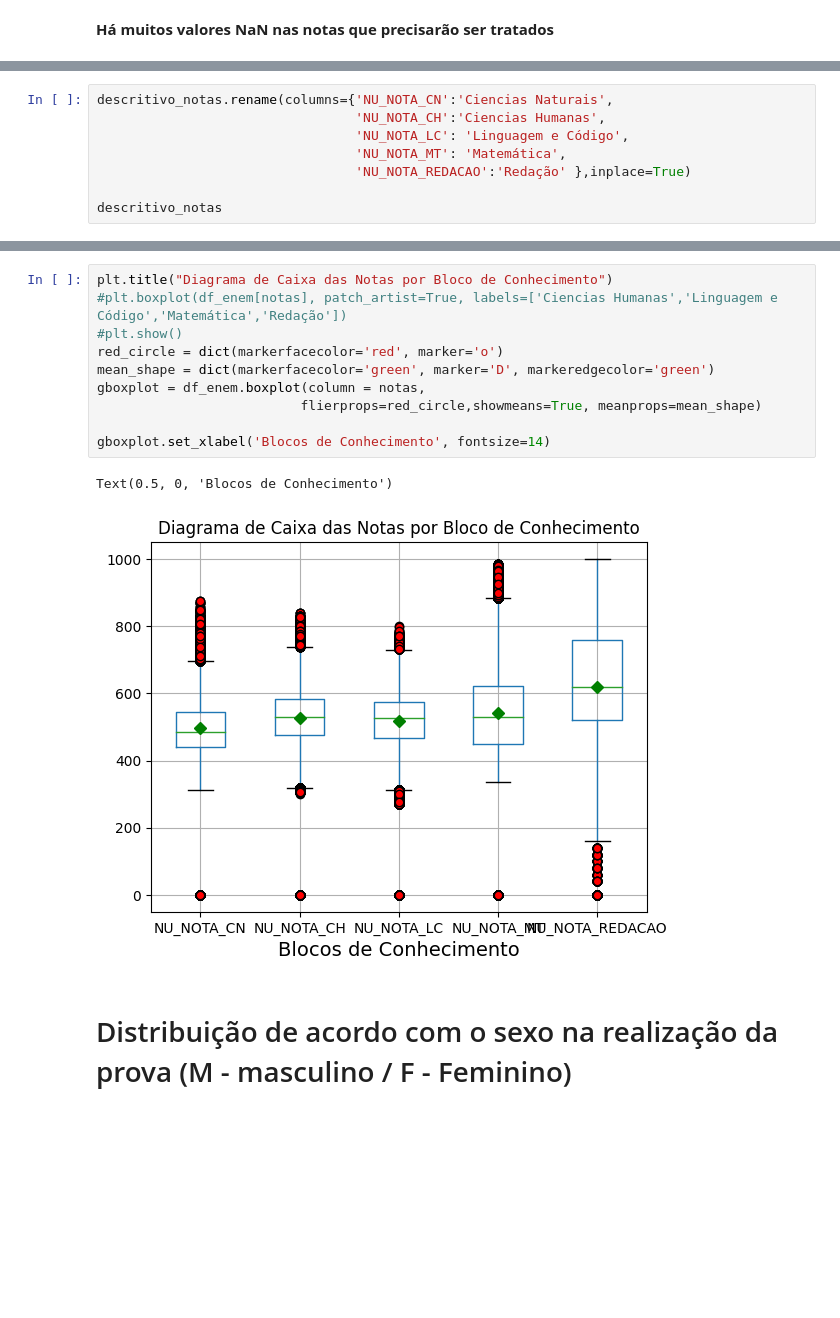
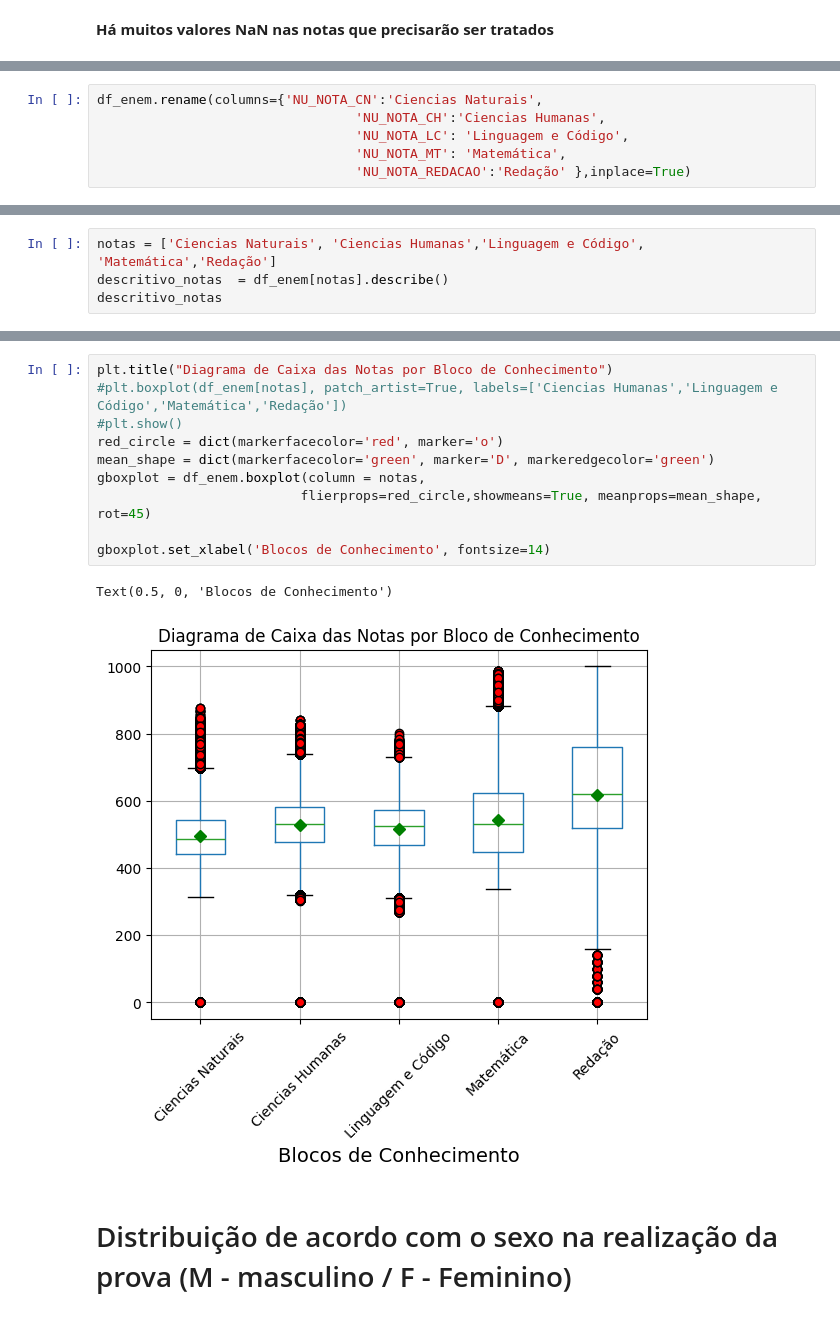
Before and after one commit to Grupo-B-Turma-2-Ada-VemSerTech/Projeto_Mod04_Ada_VemSerTech, a Jupyter notebook: Projeto.ipynb, the cells around one changed output, grey strips where cells are left out. Saved outputs shown, nothing was run; the diff lists cells and outputs as text; blank space fills up the shorter version.

```diff
--- a/Projeto.ipynb
+++ b/Projeto.ipynb
@@ -240,8 +237,6 @@ descritivo_notas  = df_enem[notas].describe()
 # %%
-descritivo_notas.rename(columns={'NU_NOTA_CN':'Ciencias Naturais',
+df_enem.rename(columns={'NU_NOTA_CN':'Ciencias Naturais',
                                  'NU_NOTA_CH':'Ciencias Humanas',
                                  'NU_NOTA_LC': 'Linguagem e Código',
                                  'NU_NOTA_MT': 'Matemática',
                                  'NU_NOTA_REDACAO':'Redação' },inplace=True)
-
-descritivo_notas
@@ -267,0 +243,4 @@ plt.show()
+# %%
+notas = ['Ciencias Naturais', 'Ciencias Humanas','Linguagem e Código', 'Matemática','Redação']
+descritivo_notas  = df_enem[notas].describe()
+descritivo_notas
@@ -268,16 +257,16 @@ plt.show()
 # %%
 plt.title("Diagrama de Caixa das Notas por Bloco de Conhecimento")
 #plt.boxplot(df_enem[notas], patch_artist=True, labels=['Ciencias Humanas','Linguagem e Código','Matemática','Redação'])
 #plt.show()
 red_circle = dict(markerfacecolor='red', marker='o')
 mean_shape = dict(markerfacecolor='green', marker='D', markeredgecolor='green')
 gboxplot = df_enem.boxplot(column = notas,
-                          flierprops=red_circle,showmeans=True, meanprops=mean_shape)
+                          flierprops=red_circle,showmeans=True, meanprops=mean_shape, rot=45)
 
 gboxplot.set_xlabel('Blocos de Conhecimento', fontsize=14)
 # %% [output]
 Text(0.5, 0, 'Blocos de Conhecimento')
-[figure, old version]
+[figure, new version]
 # %% [markdown]
 # Distribuição de acordo com o sexo na realização da prova (M - masculino / F - Feminino)
 # %%
```
Also changed, not shown: parts of 9 cells of this notebook.
